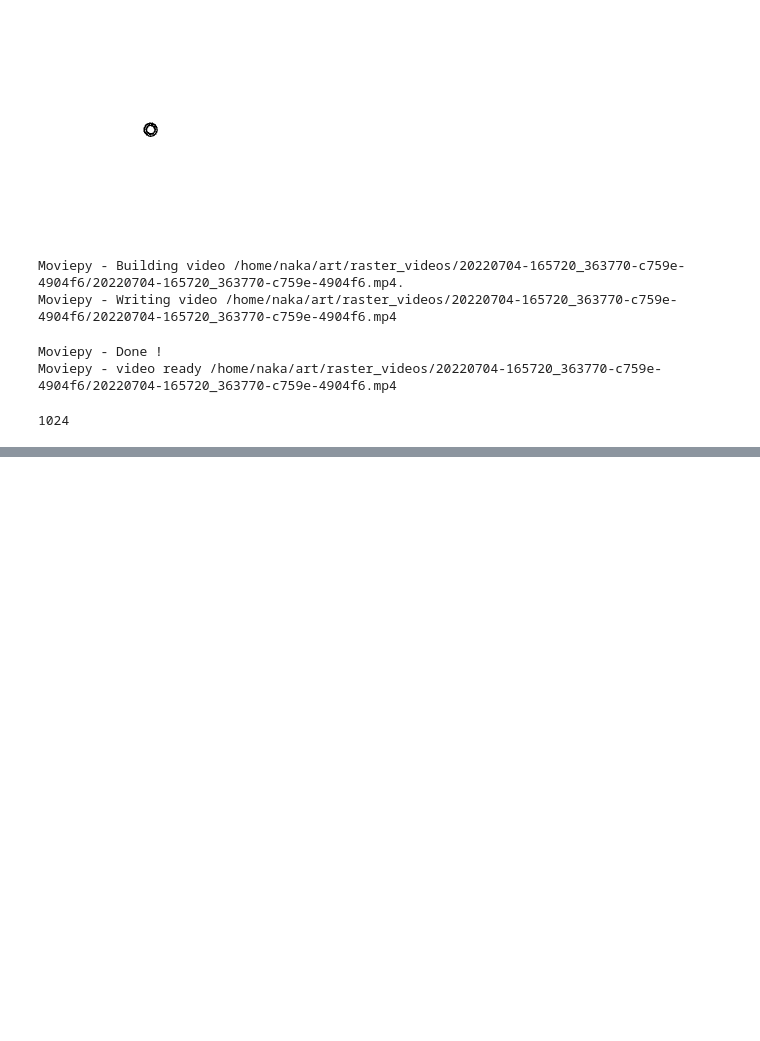
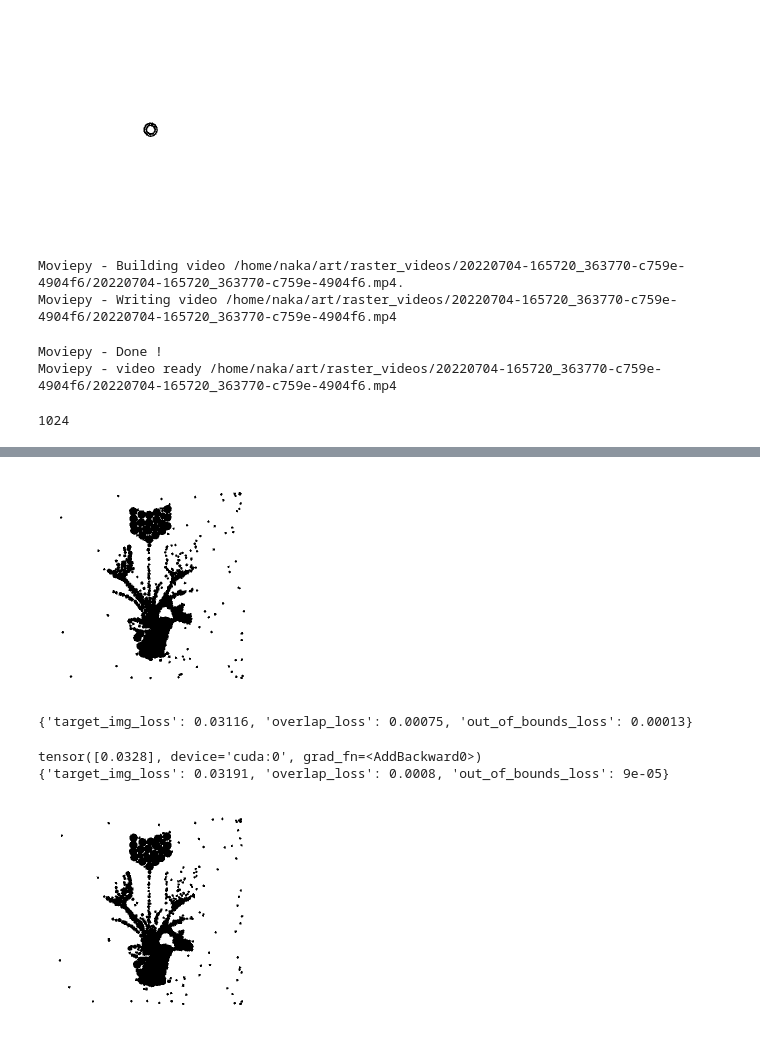
Before and after one commit to ANaka/genpen, a Jupyter notebook: scratch/068_refactor.ipynb, the cells around one changed output, grey strips where cells are left out. Drawn from its saved outputs; the diff is of its cells as text; code cells hidden in the pictures; blank space fills up the shorter version.

```diff
--- a/scratch/068_refactor.ipynb
+++ b/scratch/068_refactor.ipynb
@@ -602,0 +704,26 @@ Moviepy - video ready /home/naka/art/raster_videos/20220704-165720_363770-c759e-
+# %%
+for ii in tqdm(range(500)):
+    outputs, losses, scaled_losses, loss = train_flex(
+    canvas_net=canvas_net,
+    optim=optim,
+    loss_funcs=loss_funcs,
+    loss_weights=loss_weights,
+    )
+    if ii % 10 == 0:
+
+        display.clear_output(wait=True)
+        temp = NamedTemporaryFile(mode="wb", suffix='.png', delete=False)
+        with  temp as fp:
+            gdg.to_pil(outputs['img']).save(fp)
+        display.display(display.Image(temp.name))
+        print({k: np.round(float(v),5) for k, v in scaled_losses.items()})
+print(loss)
+print({k: np.round(float(v),5) for k, v in scaled_losses.items()})
+img = outputs['img']
+gdg.to_pil(img)
+# %% [output]
+[figure, added]
+{'target_img_loss': 0.03116, 'overlap_loss': 0.00075, 'out_of_bounds_loss': 0.00013}
+tensor([0.0328], device='cuda:0', grad_fn=<AddBackward0>)
+{'target_img_loss': 0.03191, 'overlap_loss': 0.0008, 'out_of_bounds_loss': 9e-05}
+[figure, added]
```
Also changed, not shown: parts of 22 cells of this notebook, 3 other files.
